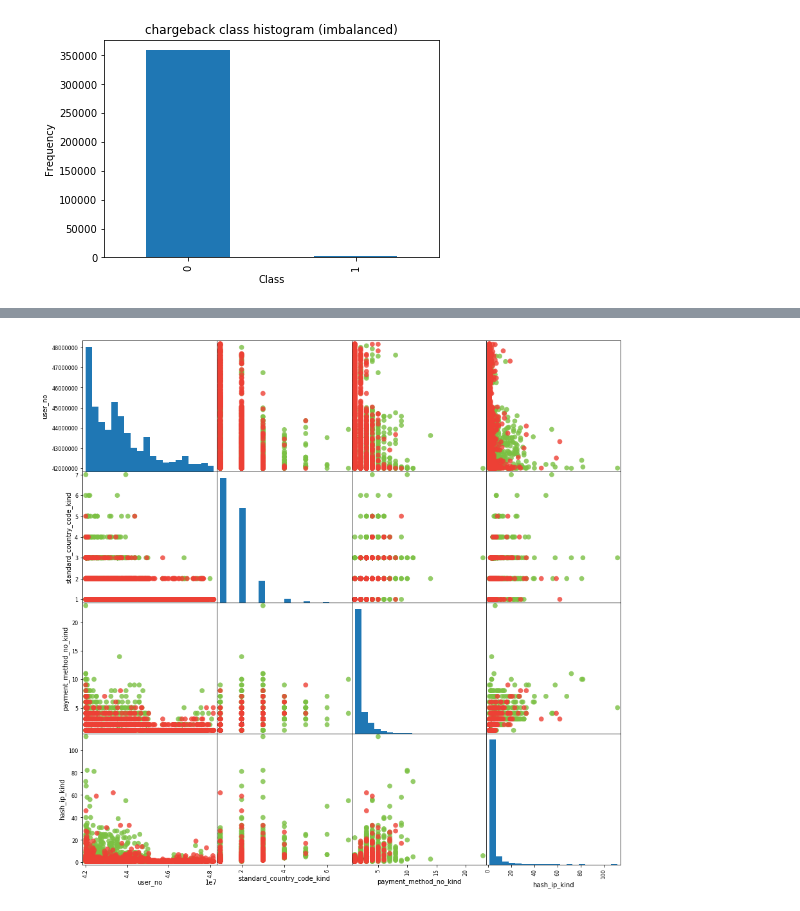
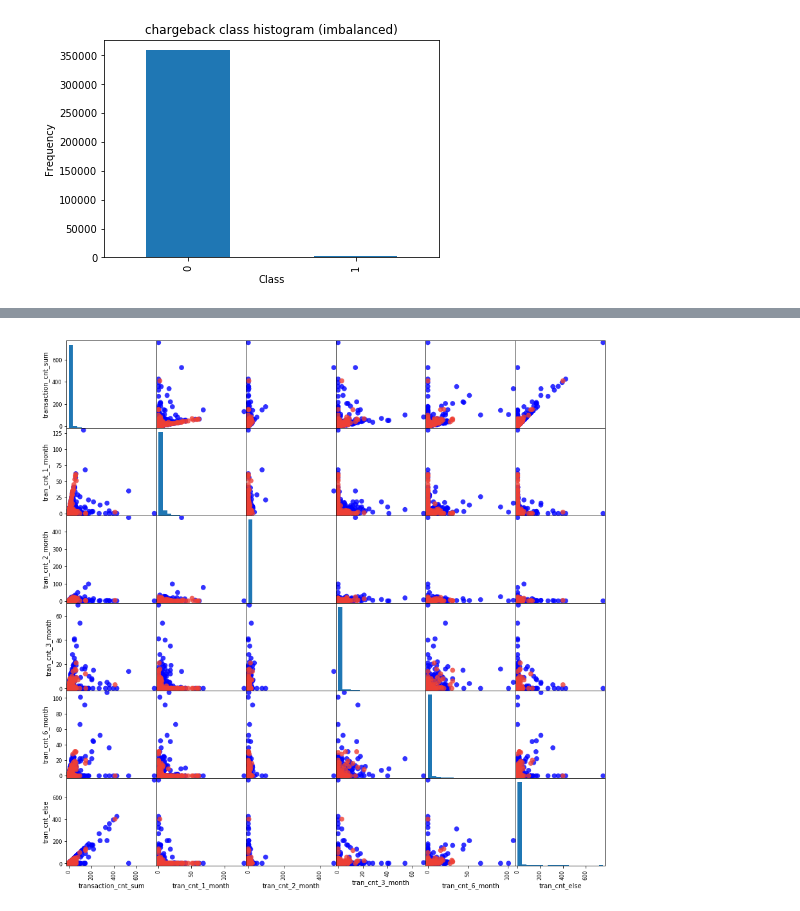
Before and after one commit to wzrnd-newbie/jaegeun, a Jupyter notebook: creditCardFraudDetection.ipynb, the cells around one changed output, grey strips where cells are left out. Drawn from its saved outputs; the diff is of its cells as text; code cells hidden in the pictures.

```diff
--- a/creditCardFraudDetection.ipynb
+++ b/creditCardFraudDetection.ipynb
@@ -24,5 +8,21 @@ def createAllDataSet(data_set):
 # %%
-# 데이터 통합 및 일반 유저와 환불 유저의 비율
+# 필요한 데이터 읽기
+charge_eu = pd.read_csv("D:\creditCardFraudDetection_data/20170314_charge_eu.csv", encoding='utf-8-sig')
+charge_na = pd.read_csv("D:\creditCardFraudDetection_data/20170314_charge_na.csv", encoding='utf-8-sig')
+purchase_eu = pd.read_csv("D:\creditCardFraudDetection_data/20170411_purchase_eu.csv", encoding='utf-8-sig')
+purchase_na = pd.read_csv("D:\creditCardFraudDetection_data/20170411_purchase_eu.csv", encoding='utf-8-sig')
+
+# 환불 유저와 전체 유저 집합을 구함
+def createAbuserDataSet(data_set):
+    data_set = data_set[data_set.charge_status >= 60].drop_duplicates(['user_no'], keep='last')
+
+    data_set = pd.DataFrame(data_set, columns=['user_no'])
+    data_set['Class'] = 1
+    return data_set
+def createAllDataSet(data_set):
+    data_set = pd.DataFrame(data_set, columns=['user_no']).drop_duplicates(['user_no'], keep='last')
+    return data_set
+
 charge_eu_abuser = createAbuserDataSet(charge_eu)
 charge_na_abuser = createAbuserDataSet(charge_na)
 
@@ -36,8 +36,10 @@ print("na 일반 유저의 수: ", len(charge_na_normal))
 print("eu 환불 유저의 수: ", len(charge_eu_abuser))
 print("na 환불 유저의 수: ", len(charge_na_abuser))
 
-# 데이터 통합
+# 데이터 통합 및 인덱스 재정렬
 charge_all = pd.concat([charge_eu_abuser, charge_eu_normal, charge_na_abuser, charge_na_normal])
+charge_all = charge_all.reset_index(drop=True)
+
 print("전체 유저의 수: ", len(charge_all))
 print("일반 유저의 비율: ", len(charge_all[charge_all.Class == 0]) / len(charge_all))
 print("환불 유저의 비율: ", len(charge_all[charge_all.Class == 1]) / len(charge_all))
@@ -80,3 +60,0 @@ charge_all.to_csv('charge_all.csv')
-# %%
-# 저장된 charge_all 데이터 읽어오기
-charge_all = pd.read_csv('charge_all.csv', encoding='utf-8-sig')
@@ -82,0 +215,6 @@ charge_all = pd.read_csv('charge_all.csv', encoding='utf-8-sig')
+# %%
+# 모든 type을 float로 변경함
+charge_all_sample.iloc[:, 2:] = charge_all_sample.iloc[:, 2:].astype(np.float)
+# 필요없는 key들 drop 과정
+charge_all_sample = charge_all_sample.drop(charge_all_sample.columns[0], axis=1)
+#charge_all_sample.head()
@@ -83,11 +253,11 @@ charge_all = pd.read_csv('charge_all.csv', encoding='utf-8-sig')
 # %%
-x_train_feature = x_train.iloc[:, 2:6]
+x_train_feature3 = x_train.iloc[:, 10:]
 
 color_wheel = {1: "#ee4035",
-               2: "#7bc043" }
+               2: "b" }
 colors = y_train["Class"].map(lambda x: color_wheel.get(x + 1))
 
-ax = pd.plotting.scatter_matrix(x_train_feature, color=colors, figsize=(15, 15), marker="o",
+ax = pd.plotting.scatter_matrix(x_train_feature3, color=colors, figsize=(15, 15), marker="o",
                            hist_kwds={'bins':20}, s=60, alpha=.8, cmap=mglearn.cm3)
 # %% [output]
-[figure, old version]
+[figure, new version]
```
Also changed, not shown: parts of 31 cells of this notebook.
